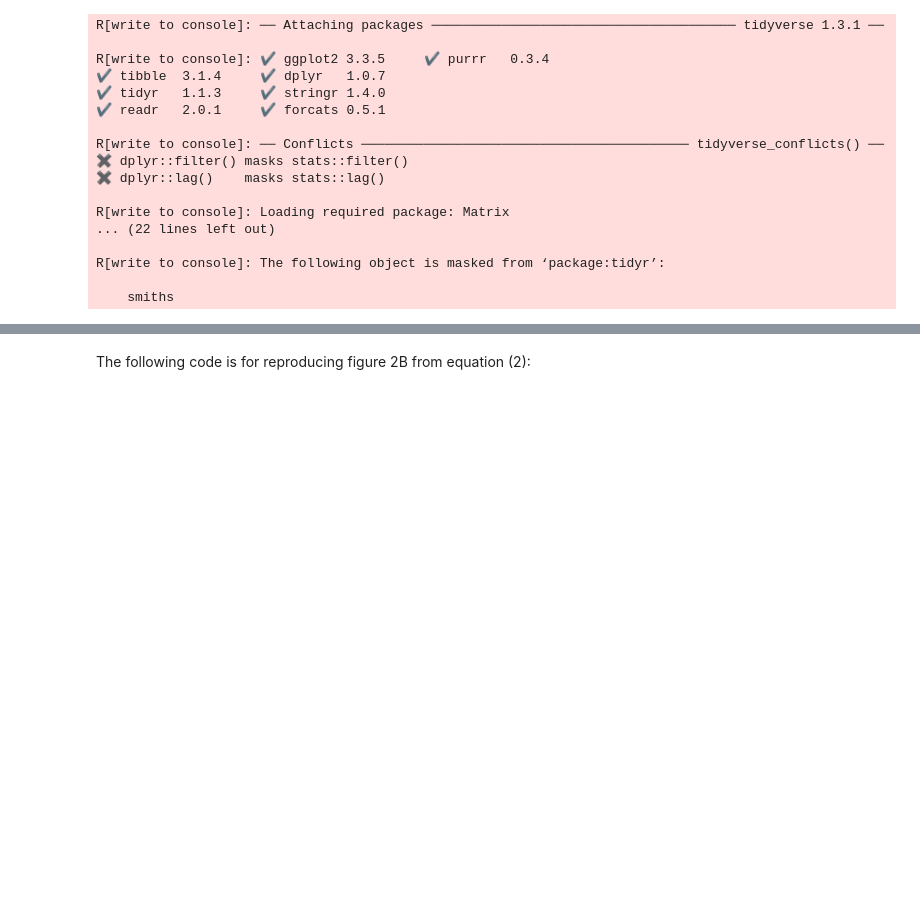
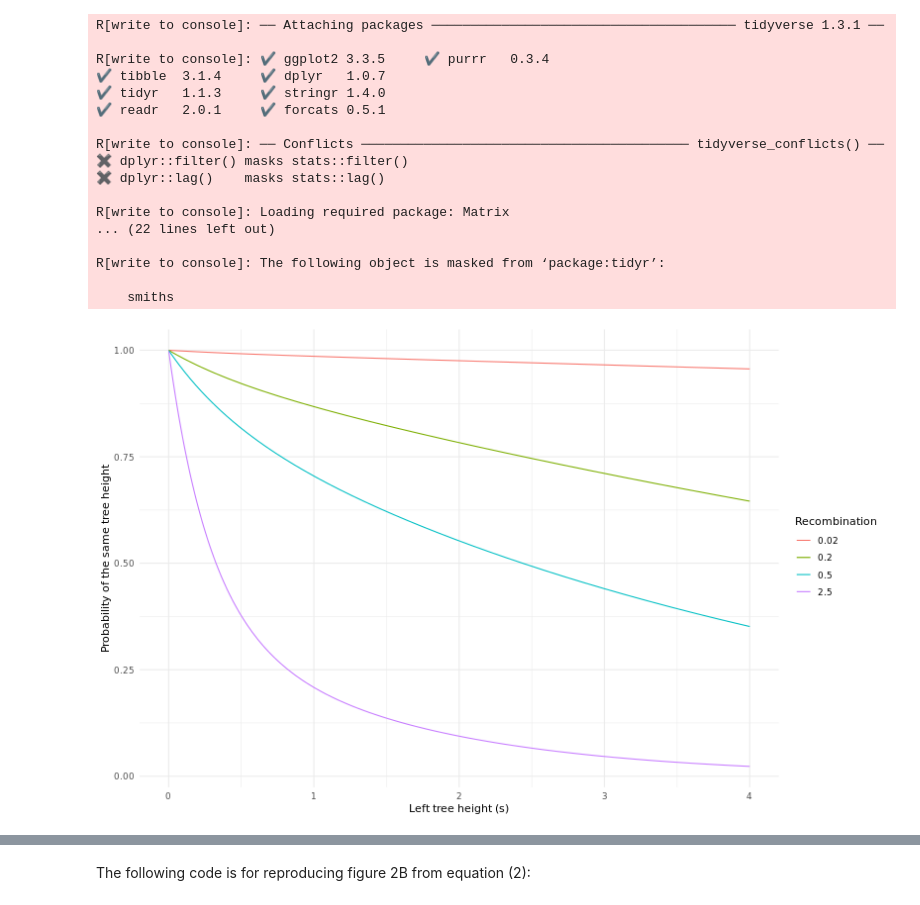
Before and after one commit to rivasiker/phasetype, a Jupyter notebook: scripts/01_msprime_simulations/01_msprime_simulations.ipynb, the cells around one changed output, grey strips where cells are left out. Drawn from its saved outputs; the diff is of its cells as text; code cells hidden in the pictures; blank space fills up the shorter version.

Commit message:
Remove images

```diff
--- a/scripts/01_msprime_simulations/01_msprime_simulations.ipynb
+++ b/scripts/01_msprime_simulations/01_msprime_simulations.ipynb
@@ -96,33 +96,33 @@ R[write to console]: The following object is masked from ‘package:tidyr’:
 
     smiths
 # %%
-%%R
+%%R -w 800 -h 500
 
 
 
 n <- 1000
 s <- seq(from=0.001, to=4.0,length=n)
 
 # Table with the values
 tab_dat <- expand.grid(
         s_tib = s,
         rho_tib = c(0.02, 0.2, 0.5, 2.5)) %>%
     # For each row
     rowwise() %>%
     # Get the probablity by applying eq. (1)
     mutate(
         den = (exp(s_tib)*expm(ARGRateM(rho_tib)*s_tib)[1,1])) %>%
     ungroup() %>%
     mutate(
         Recombination = as.character(rho_tib)
     )
 
 
-plt <- tab_dat %>%
+tab_dat %>%
     ggplot() +
     geom_line(aes(s_tib, den, color = Recombination)) +
     theme_minimal() +
     ylab('Probability of the same tree height') +
     xlab('Left tree height (s)')
-
-ggsave('images/plt_P_same_height.png', plt, width = 8, height = 5)
+# %% [output]
+[figure, added]
```
Also changed, not shown: parts of 15 cells of this notebook.
